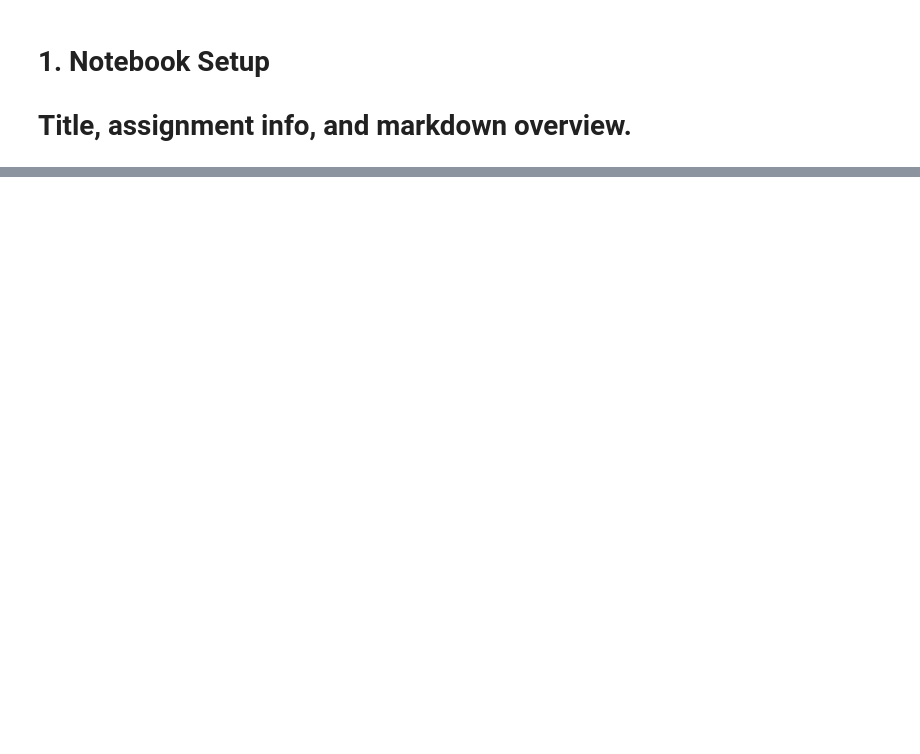
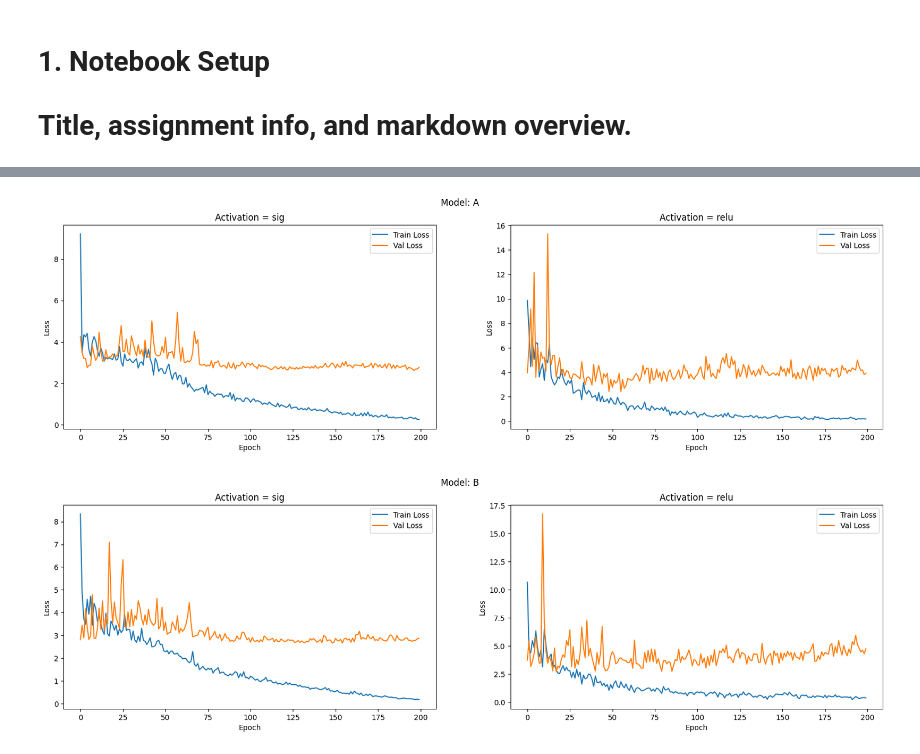
Before and after one commit to SetroZ/IA_ANN, a Jupyter notebook: code.ipynb, the cells around one changed output, grey strips where cells are left out. Drawn from its saved outputs; the diff is of its cells as text; code cells hidden in the pictures; blank space fills up the shorter version.

```diff
--- a/code.ipynb
+++ b/code.ipynb
@@ -635,0 +713,32 @@ for i, res in enumerate(results, 1):
+# %%
+
+# =========================
+# Activation Plots (Relu, sigmoid)
+# =========================
+
+for model in models:
+    fig, axs = plt.subplots(1, len(hyperArgs.activations), figsize=(20, 5))
+    fig.suptitle(f"Model: {model.name}")
+
+    for idx,act  in enumerate(hyperArgs.activations):
+        # Create fresh args & model for each run
+        nn = NeuralNetwork(args)
+        nn.activation = act[0]
+        nn.activation_derivative = act[1]
+        nn.name= model.name
+        nn.epochs=200
+
+        train_losses, val_losses = nn.train(trainData, valData, useBest=False, silent=True)
+
+        axs[idx].plot(train_losses, label="Train Loss")
+        axs[idx].plot(val_losses, label="Val Loss")
+        axs[idx].set_title(f"Activation = {nn.activation.__name__}")
+        axs[idx].set_xlabel("Epoch")
+        axs[idx].set_ylabel("Loss")
+        axs[idx].legend()
+
+
+    plt.show()
+# %% [output]
+[figure, added]
+[figure, added]
```
Also changed, not shown: parts of 11 cells of this notebook, 12 other files.
